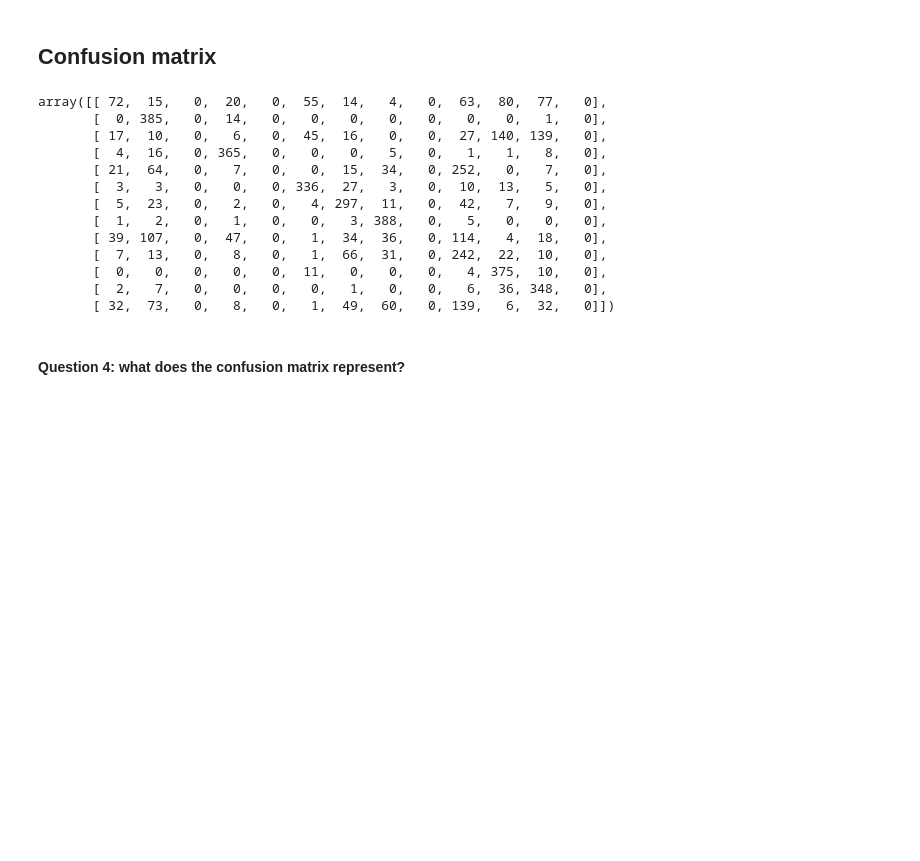
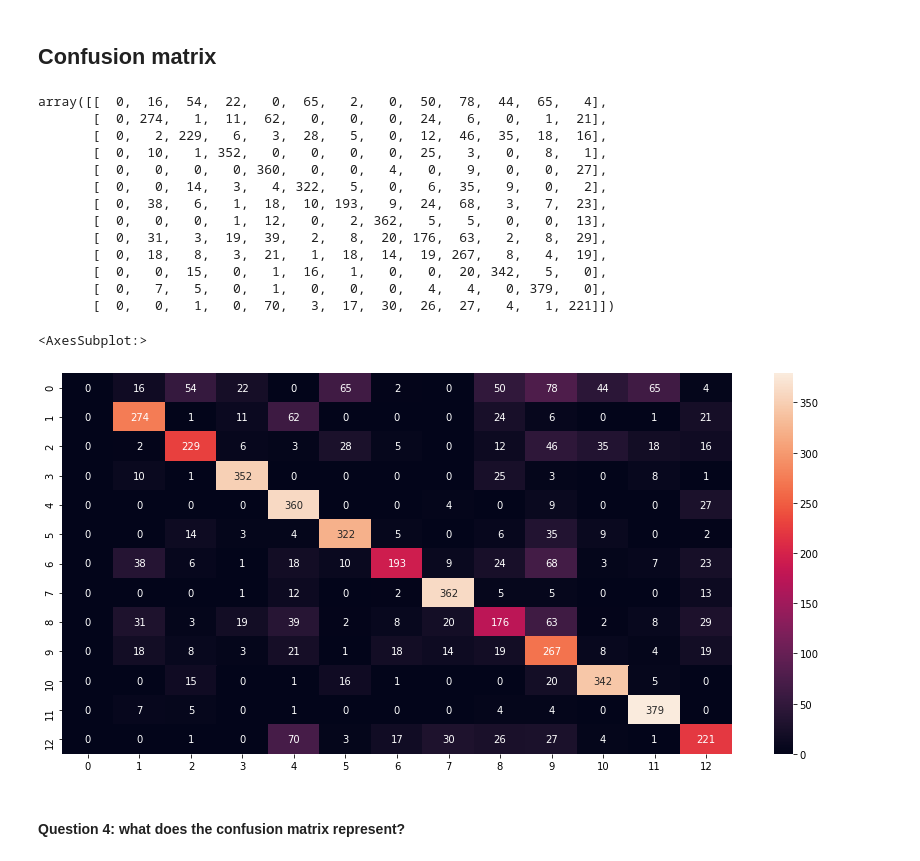
Before and after one commit to lyshuga/TP5, a Jupyter notebook: TP5.ipynb, the cells around one changed output. Drawn from its saved outputs; the diff is of its cells as text; code cells hidden in the pictures; blank space fills up the shorter version.

```diff
--- a/TP5.ipynb
+++ b/TP5.ipynb
@@ -200,6 +200,12 @@ Y_train = D.data['Y_train']
 X_train.shape, Y_train.shape
 # %% [output]
 ((5200, 49152), (5200, 1))
+# %%
+import sklearn
+scaler = sklearn.preprocessing.MinMaxScaler()
+X_train = scaler.fit_transform(X_train)
+X_valid = scaler.transform(D.data['X_valid'])
+X_test = scaler.transform(D.data['X_test'])
 # %%
 from sklearn.model_selection import train_test_split
 Xx_train, Xx_test, yy_train, yy_test = train_test_split(X_train, Y_train, test_size=0.2, random_state=42)
@@ -561,4 +527,7 @@ D.data['X_train'].shape
 # %%
-# Y_hat_train = m.predict_batch(D.data['X_train'])
-# Y_hat_valid = m.predict_batch(D.data['X_valid'],)
-# Y_hat_test = m.predict_batch(D.data['X_test'])
+m.save(trained_model_name)
+m.batch_size = 4
+Y_hat_train = m.predict(X_train)
+Y_hat_valid = m.predict(X_valid)
+Y_hat_test = m.predict(X_test)
+m.batch_size = 8
@@ -565,7 +540,0 @@ D.data['X_train'].shape
-# %%
-m.save(trained_model_name)
-m.batch_size = 4
-Y_hat_train = m.predict(D.data['X_train'])
-Y_hat_valid = m.predict(D.data['X_valid'],)
-Y_hat_test = m.predict(D.data['X_test'])
-m.batch_size = 8
@@ -675,21 +595,30 @@ Training score for the accuracy metric = 0.8410
 ## Confusion matrix
 # %%
 from sklearn.metrics import confusion_matrix
-confusion_matrix(Y_train[:Y_hat_train.shape[0]], Y_hat_train)
+import seaborn as sn
+import matplotlib.pyplot as plt
+conf_matr = confusion_matrix(Y_train[:Y_hat_train.shape[0]], Y_hat_train)
+conf_matr
 # %% [output]
-array([[ 72,  15,   0,  20,   0,  55,  14,   4,   0,  63,  80,  77,   0],
-       [  0, 385,   0,  14,   0,   0,   0,   0,   0,   0,   0,   1,   0],
-       [ 17,  10,   0,   6,   0,  45,  16,   0,   0,  27, 140, 139,   0],
-       [  4,  16,   0, 365,   0,   0,   0,   5,   0,   1,   1,   8,   0],
-       [ 21,  64,   0,   7,   0,   0,  15,  34,   0, 252,   0,   7,   0],
-       [  3,   3,   0,   0,   0, 336,  27,   3,   0,  10,  13,   5,   0],
-       [  5,  23,   0,   2,   0,   4, 297,  11,   0,  42,   7,   9,   0],
-       [  1,   2,   0,   1,   0,   0,   3, 388,   0,   5,   0,   0,   0],
-       [ 39, 107,   0,  47,   0,   1,  34,  36,   0, 114,   4,  18,   0],
-       [  7,  13,   0,   8,   0,   1,  66,  31,   0, 242,  22,  10,   0],
-       [  0,   0,   0,   0,   0,  11,   0,   0,   0,   4, 375,  10,   0],
-       [  2,   7,   0,   0,   0,   0,   1,   0,   0,   6,  36, 348,   0],
-       [ 32,  73,   0,   8,   0,   1,  49,  60,   0, 139,   6,  32,   0]])
+array([[  0,  16,  54,  22,   0,  65,   2,   0,  50,  78,  44,  65,   4],
+       [  0, 274,   1,  11,  62,   0,   0,   0,  24,   6,   0,   1,  21],
+       [  0,   2, 229,   6,   3,  28,   5,   0,  12,  46,  35,  18,  16],
+       [  0,  10,   1, 352,   0,   0,   0,   0,  25,   3,   0,   8,   1],
+       [  0,   0,   0,   0, 360,   0,   0,   4,   0,   9,   0,   0,  27],
+       [  0,   0,  14,   3,   4, 322,   5,   0,   6,  35,   9,   0,   2],
+       [  0,  38,   6,   1,  18,  10, 193,   9,  24,  68,   3,   7,  23],
+       [  0,   0,   0,   1,  12,   0,   2, 362,   5,   5,   0,   0,  13],
+       [  0,  31,   3,  19,  39,   2,   8,  20, 176,  63,   2,   8,  29],
+       [  0,  18,   8,   3,  21,   1,  18,  14,  19, 267,   8,   4,  19],
+       [  0,   0,  15,   0,   1,  16,   1,   0,   0,  20, 342,   5,   0],
+       [  0,   7,   5,   0,   1,   0,   0,   0,   4,   4,   0, 379,   0],
+       [  0,   0,   1,   0,  70,   3,  17,  30,  26,  27,   4,   1, 221]])
+# %%
+plt.figure(figsize = (15,7))
+sn.heatmap(conf_matr, annot=True,  fmt='g')
+# %% [output]
+<AxesSubplot:>
+[figure, added]
 # %% [markdown]
 #### Question 4: what does the confusion matrix represent?
 # %% [markdown]
```
Also changed, not shown: parts of 16 cells of this notebook.
